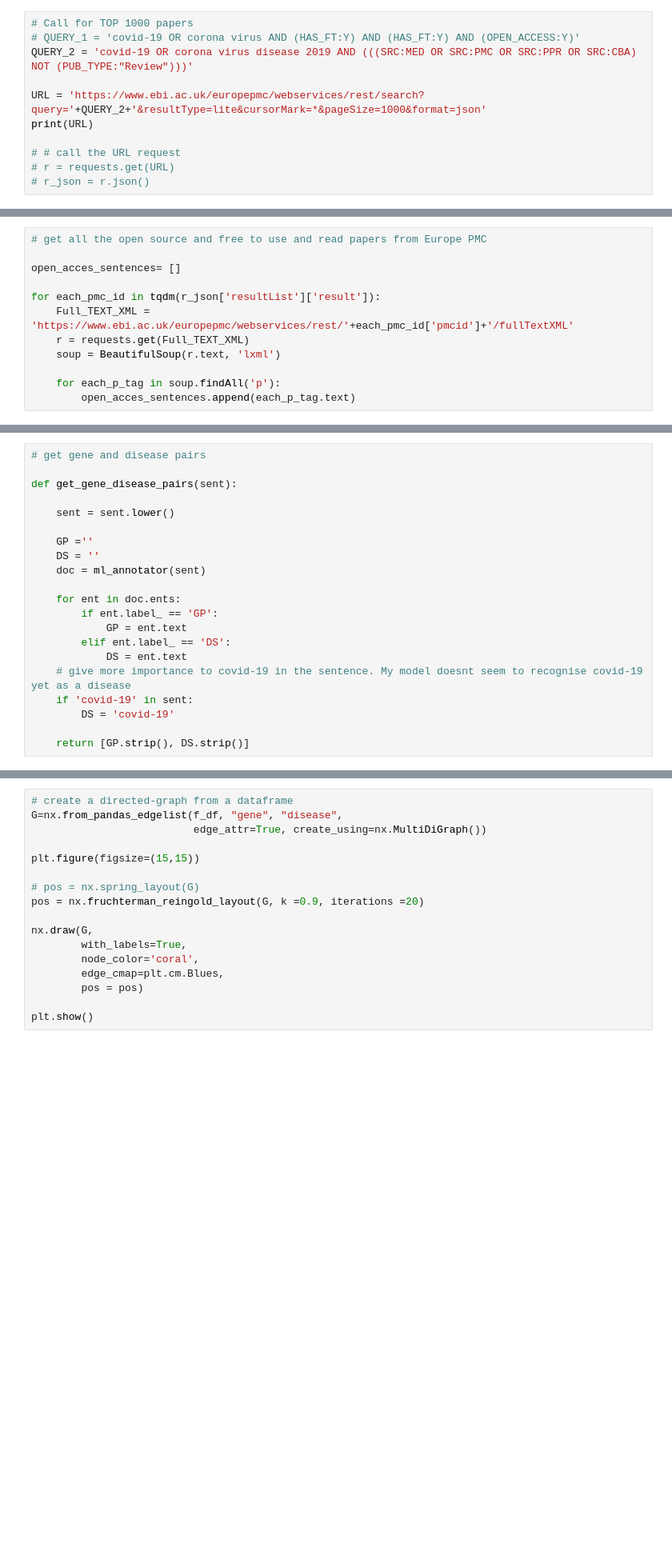
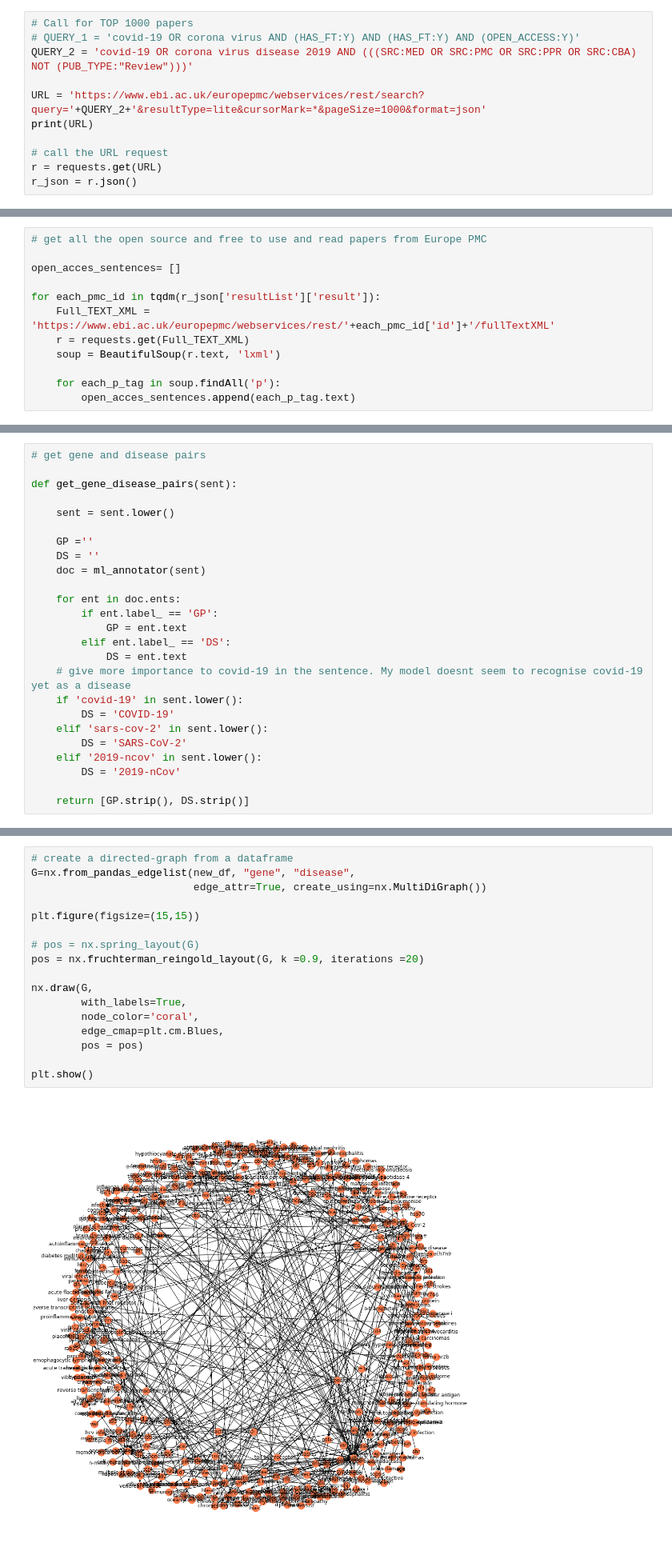
Before and after one commit to tsantosh7/Unsupervised-Supervised-Protein-Genes-Diseases-Organisms-Extraction, a Jupyter notebook: Notebooks/OTAR/Covid-19 Target-Disease Graph/Preprints-COVID-19 Gene-Disease Knowledge Graph From EuropePMC.ipynb, the cells around one changed output, grey strips where cells are left out. Shown at 80% size. Drawn from its saved outputs; the diff is of its cells as text; blank space fills up the shorter version.

```diff
--- a/Notebooks/OTAR/Covid-19 Target-Disease Graph/Preprints-COVID-19 Gene-Disease Knowledge Graph From EuropePMC.ipynb
+++ b/Notebooks/OTAR/Covid-19 Target-Disease Graph/Preprints-COVID-19 Gene-Disease Knowledge Graph From EuropePMC.ipynb
@@ -23,6 +23,6 @@ QUERY_2 = 'covid-19 OR corona virus disease 2019 AND (((SRC:MED OR SRC:PMC OR SR
 URL = 'https://www.ebi.ac.uk/europepmc/webservices/rest/search?query='+QUERY_2+'&resultType=lite&cursorMark=*&pageSize=1000&format=json'
 print(URL)
 
-# # call the URL request
-# r = requests.get(URL)
-# r_json = r.json()
+# call the URL request
+r = requests.get(URL)
+r_json = r.json()
@@ -32,7 +54,7 @@ print(URL)
 open_acces_sentences= []
 
 for each_pmc_id in tqdm(r_json['resultList']['result']):
-    Full_TEXT_XML = 'https://www.ebi.ac.uk/europepmc/webservices/rest/'+each_pmc_id['pmcid']+'/fullTextXML'
+    Full_TEXT_XML = 'https://www.ebi.ac.uk/europepmc/webservices/rest/'+each_pmc_id['id']+'/fullTextXML'
     r = requests.get(Full_TEXT_XML)
     soup = BeautifulSoup(r.text, 'lxml')
 
@@ -75,8 +103,12 @@ def get_gene_disease_pairs(sent):
         elif ent.label_ == 'DS':
             DS = ent.text
     # give more importance to covid-19 in the sentence. My model doesnt seem to recognise covid-19 yet as a disease
-    if 'covid-19' in sent:
-        DS = 'covid-19'
+    if 'covid-19' in sent.lower():
+        DS = 'COVID-19'
+    elif 'sars-cov-2' in sent.lower():
+        DS = 'SARS-CoV-2'
+    elif '2019-ncov' in sent.lower():
+        DS = '2019-nCov'
 
     return [GP.strip(), DS.strip()]
 # %%
@@ -110,18 +146,20 @@ len(f_df)
 # Knowledge Graphs
 # %%
 # create a directed-graph from a dataframe
-G=nx.from_pandas_edgelist(f_df, "gene", "disease",
+G=nx.from_pandas_edgelist(new_df, "gene", "disease",
                           edge_attr=True, create_using=nx.MultiDiGraph())
 
 plt.figure(figsize=(15,15))
 
 # pos = nx.spring_layout(G)
 pos = nx.fruchterman_reingold_layout(G, k =0.9, iterations =20)
 
 nx.draw(G,
         with_labels=True,
         node_color='coral',
         edge_cmap=plt.cm.Blues,
         pos = pos)
 
 plt.show()
+# %% [output]
+[figure, added]
```
Also changed, not shown: parts of 14 cells of this notebook, 2 other files.
